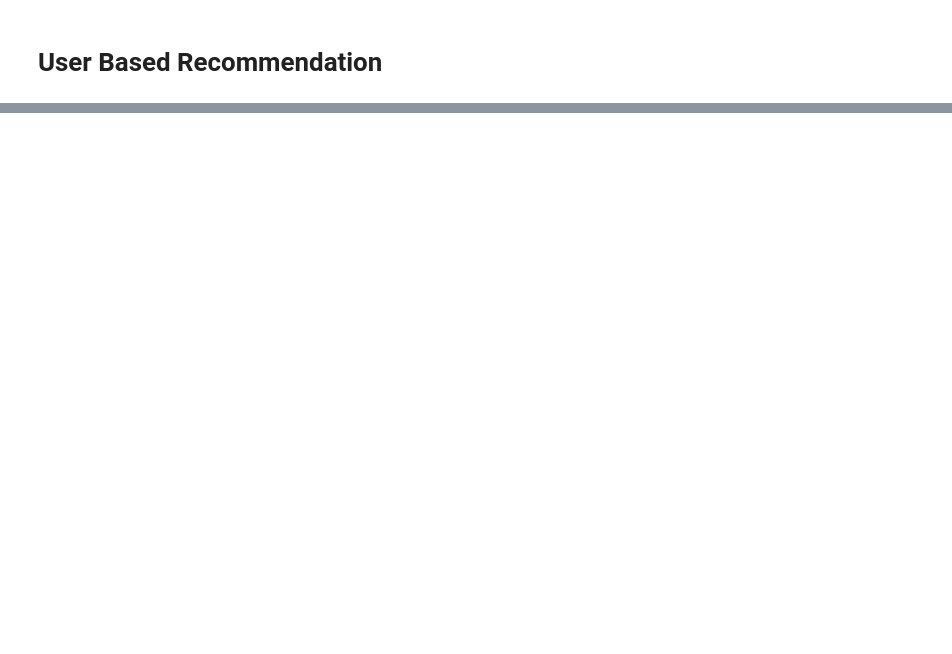
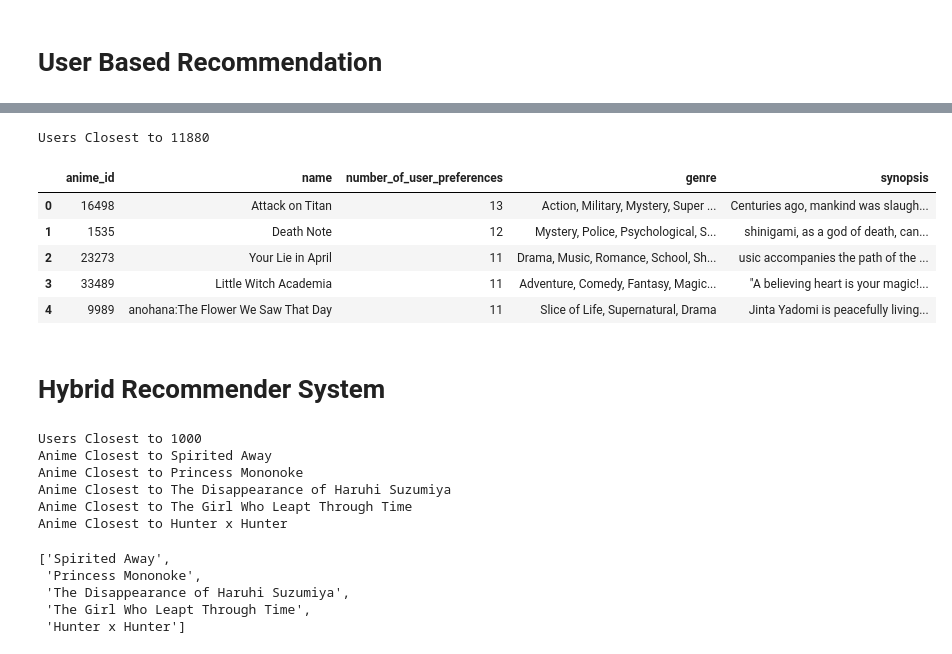
Before and after one commit to Kabyik-Kayal/Anime-Recommendation-App, a Jupyter notebook: notebook/research.ipynb, the cells around one changed output, grey strips where cells are left out. Saved outputs shown, nothing was run; the diff lists cells and outputs as text; code cells hidden in the pictures; blank space fills up the shorter version.

```diff
--- a/notebook/research.ipynb
+++ b/notebook/research.ipynb
@@ -386,0 +649,52 @@ def get_user_preferences(user_id, ratings_df, verbose=0, plot=False):
+# %%
+def get_user_based_recommendations(similar_users, user_preferences, anime_df, ratings_df, synopsis_df, n=5):
+    recommended_animes = []
+    anime_list = []
+
+    for user_id in similar_users["similar_users"].values:
+        preference_list = get_user_preferences(int(user_id), ratings_df, anime_df, plot=False)
+        preference_list = preference_list[~preference_list["eng_version"].isin(user_preferences["eng_version"].values)]
+
+        if not preference_list.empty:
+            anime_list.append(preference_list["eng_version"].values)
+
+    if anime_list:
+        anime_list = pd.DataFrame(anime_list)
+        sorted_list = pd.DataFrame(pd.Series(anime_list.values.ravel()).value_counts()).head(n)
+
+        for i, anime_name in enumerate(sorted_list.index):
+            number_of_user_preferences = sorted_list[sorted_list.index == anime_name].values[0][0]
+
+            if isinstance(anime_name,str):
+                try:
+                    frame = getAnimeFrame(anime_name, anime_df)
+                    anime_id = frame["anime_id"].values[0]
+                    genre = frame["Genres"].values[0]
+                    synopsis = getSynopsis(int(anime_id), synopsis_df)
+                    recommended_animes.append({
+                        "anime_id": anime_id,
+                        "name": anime_name,
+                        "number_of_user_preferences": number_of_user_preferences,
+                        "genre": genre,
+                        "synopsis": synopsis
+                    })
+                except Exception as e:
+                    print(f"Error: {e}")
+                    continue
+
+    return pd.DataFrame(recommended_animes).head(n)
+# %%
+similar_users = find_similar_user(int(11880), user_weights, user2user_encoded, user2user_decoded, n=20)
+user_preferences = get_user_preferences(11880, ratings_df, anime, verbose=0, plot=False)
+
+get_user_based_recommendations(similar_users, user_preferences, anime, ratings_df, synopsis_df, n=5)
+# %% [output]
+Users Closest to 11880
+|  | anime_id | name | number_of_user_preferences | genre | synopsis |
+| 0 | 16498 | Attack on Titan | 13 | Action, Military, Mystery, Super ... | Centuries ago, mankind was slaugh... |
+| 1 | 1535 | Death Note | 12 | Mystery, Police, Psychological, S... | shinigami, as a god of death, can... |
+| 2 | 23273 | Your Lie in April | 11 | Drama, Music, Romance, School, Sh... | usic accompanies the path of the ... |
+| 3 | 33489 | Little Witch Academia | 11 | Adventure, Comedy, Fantasy, Magic... | "A believing heart is your magic!... |
+| 4 | 9989 | anohana:The Flower We Saw That Day | 11 | Slice of Life, Supernatural, Drama | Jinta Yadomi is peacefully living... |
+# %% [markdown]
+# Hybrid Recommender System
@@ -386,0 +733,17 @@ def get_user_preferences(user_id, ratings_df, verbose=0, plot=False):
+# %%
+hybrid_recommended = hybrid_recommendation(1000,ratings_df,anime)
+# %% [output]
+Users Closest to 1000
+Anime Closest to Spirited Away
+Anime Closest to Princess Mononoke
+Anime Closest to The Disappearance of Haruhi Suzumiya
+Anime Closest to The Girl Who Leapt Through Time
+Anime Closest to Hunter x Hunter
+# %%
+hybrid_recommended
+# %% [output]
+['Spirited Away',
+ 'Princess Mononoke',
+ 'The Disappearance of Haruhi Suzumiya',
+ 'The Girl Who Leapt Through Time',
+ 'Hunter x Hunter']
```
Also changed, not shown: parts of 41 cells of this notebook.
